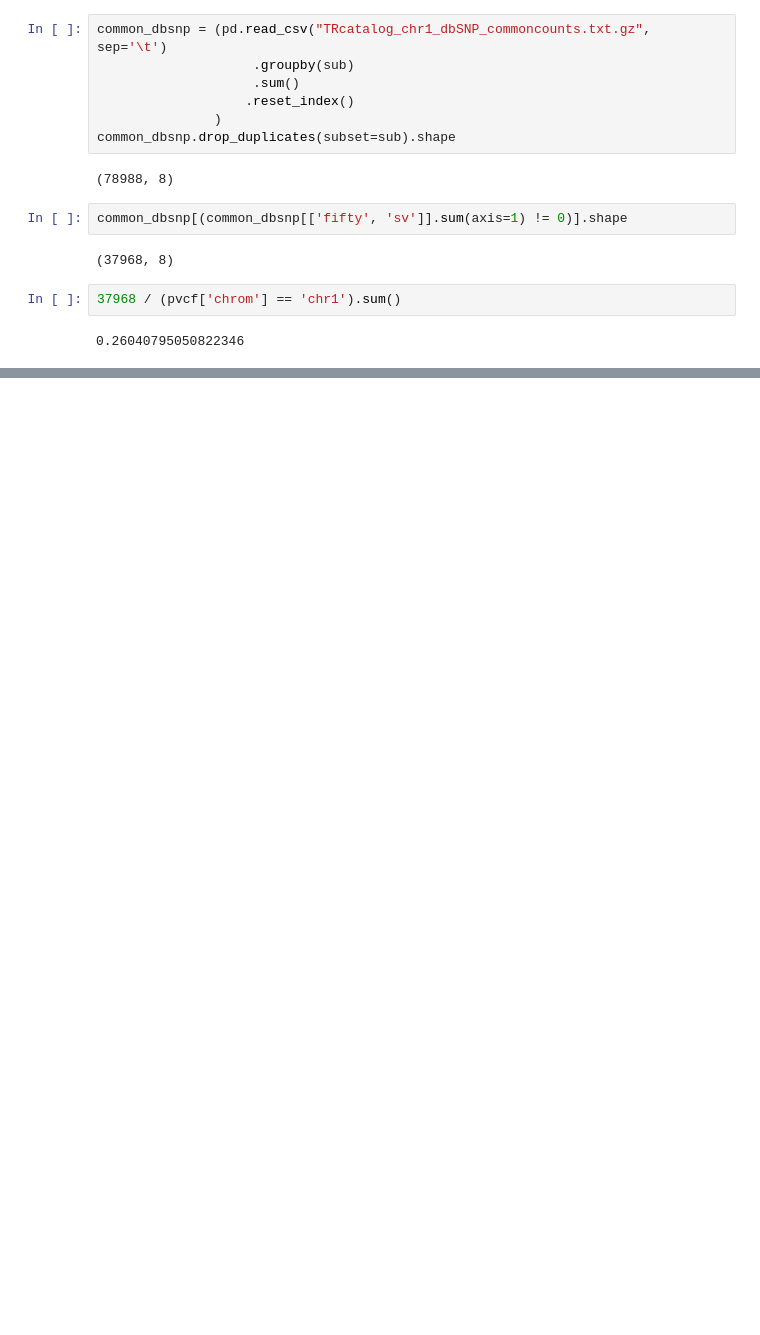
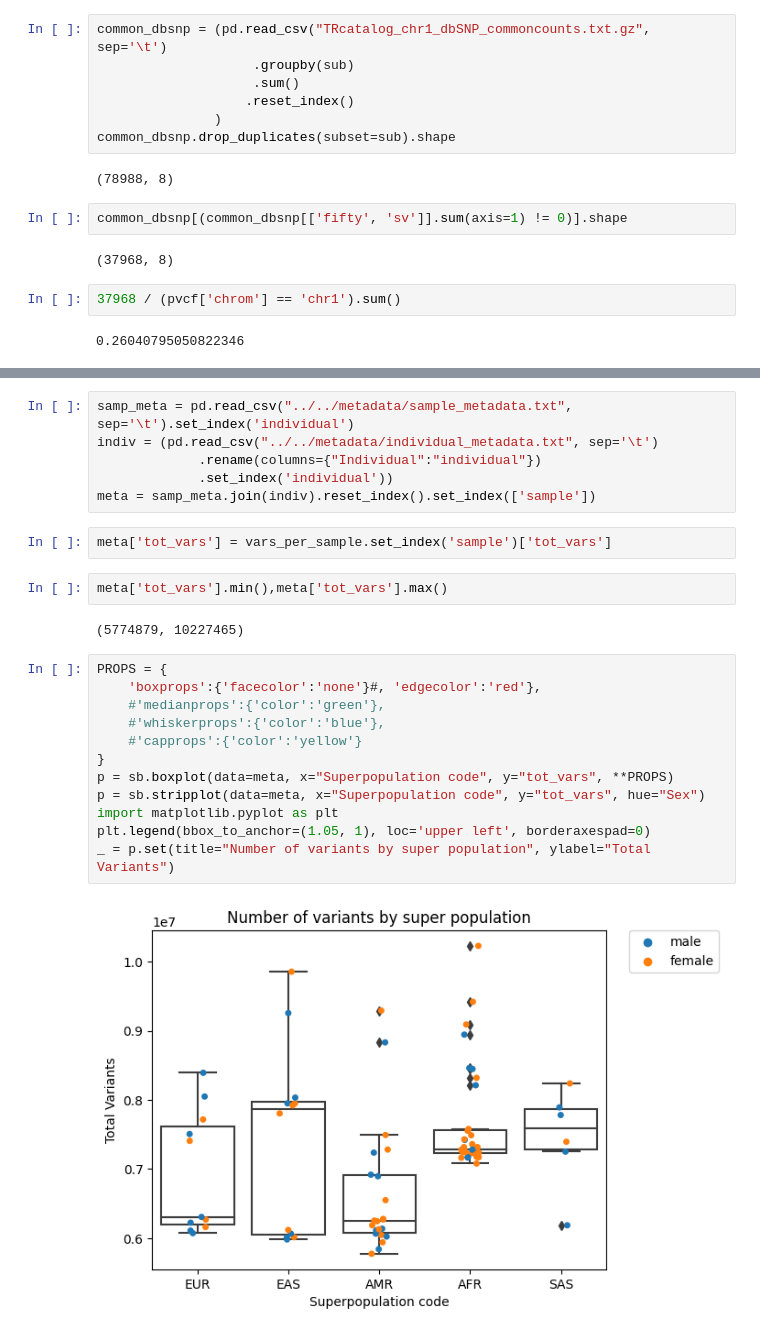
Before and after one commit to ACEnglish/adotto, a Jupyter notebook: manuscript/variant_numbers/Analysis.ipynb, the cells around one changed output, grey strips where cells are left out. Saved outputs shown, nothing was run; the diff lists cells and outputs as text; blank space fills up the shorter version.

```diff
--- a/manuscript/variant_numbers/Analysis.ipynb
+++ b/manuscript/variant_numbers/Analysis.ipynb
@@ -258,0 +372,26 @@ common_dbsnp[(common_dbsnp[['fifty', 'sv']].sum(axis=1) != 0)].shape
+# %%
+samp_meta = pd.read_csv("../../metadata/sample_metadata.txt", sep='\t').set_index('individual')
+indiv = (pd.read_csv("../../metadata/individual_metadata.txt", sep='\t')
+             .rename(columns={"Individual":"individual"})
+             .set_index('individual'))
+meta = samp_meta.join(indiv).reset_index().set_index(['sample'])
+# %%
+meta['tot_vars'] = vars_per_sample.set_index('sample')['tot_vars']
+# %%
+meta['tot_vars'].min(),meta['tot_vars'].max()
+# %% [output]
+(5774879, 10227465)
+# %%
+PROPS = {
+    'boxprops':{'facecolor':'none'}#, 'edgecolor':'red'},
+    #'medianprops':{'color':'green'},
+    #'whiskerprops':{'color':'blue'},
+    #'capprops':{'color':'yellow'}
+}
+p = sb.boxplot(data=meta, x="Superpopulation code", y="tot_vars", **PROPS)
+p = sb.stripplot(data=meta, x="Superpopulation code", y="tot_vars", hue="Sex")
+import matplotlib.pyplot as plt
+plt.legend(bbox_to_anchor=(1.05, 1), loc='upper left', borderaxespad=0)
+_ = p.set(title="Number of variants by super population", ylabel="Total Variants")
+# %% [output]
+[figure, added]
```
Also changed, not shown: parts of 27 cells of this notebook, 1 other file.
